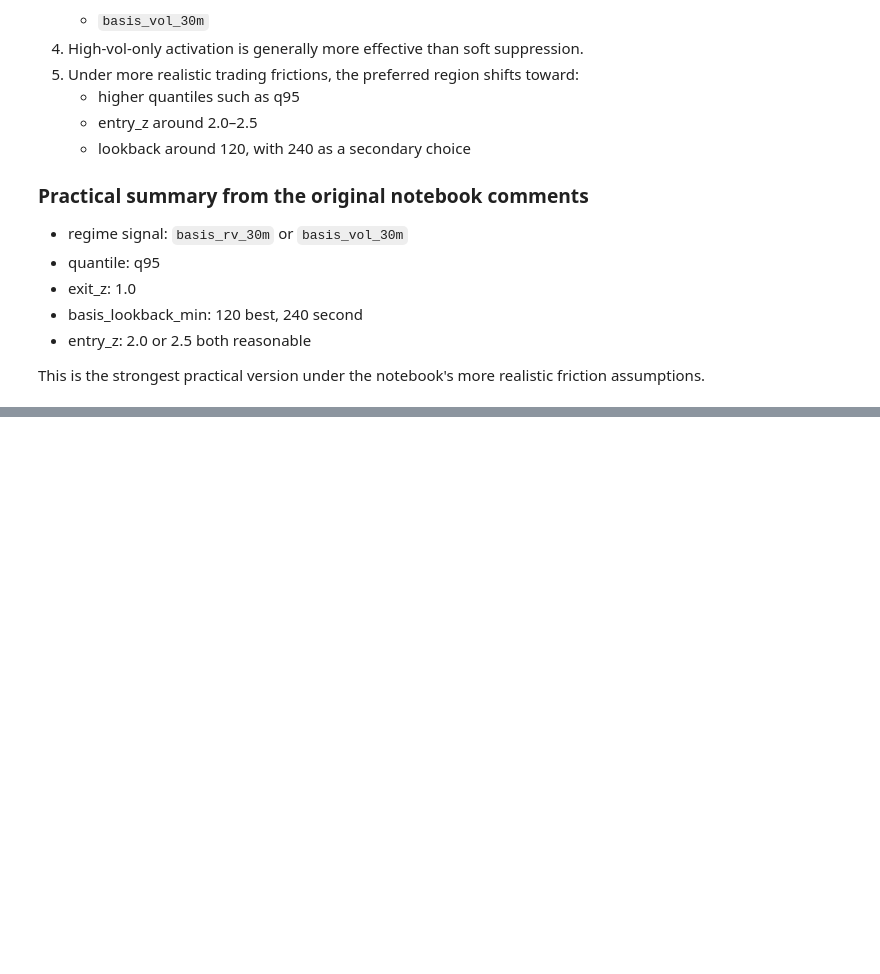
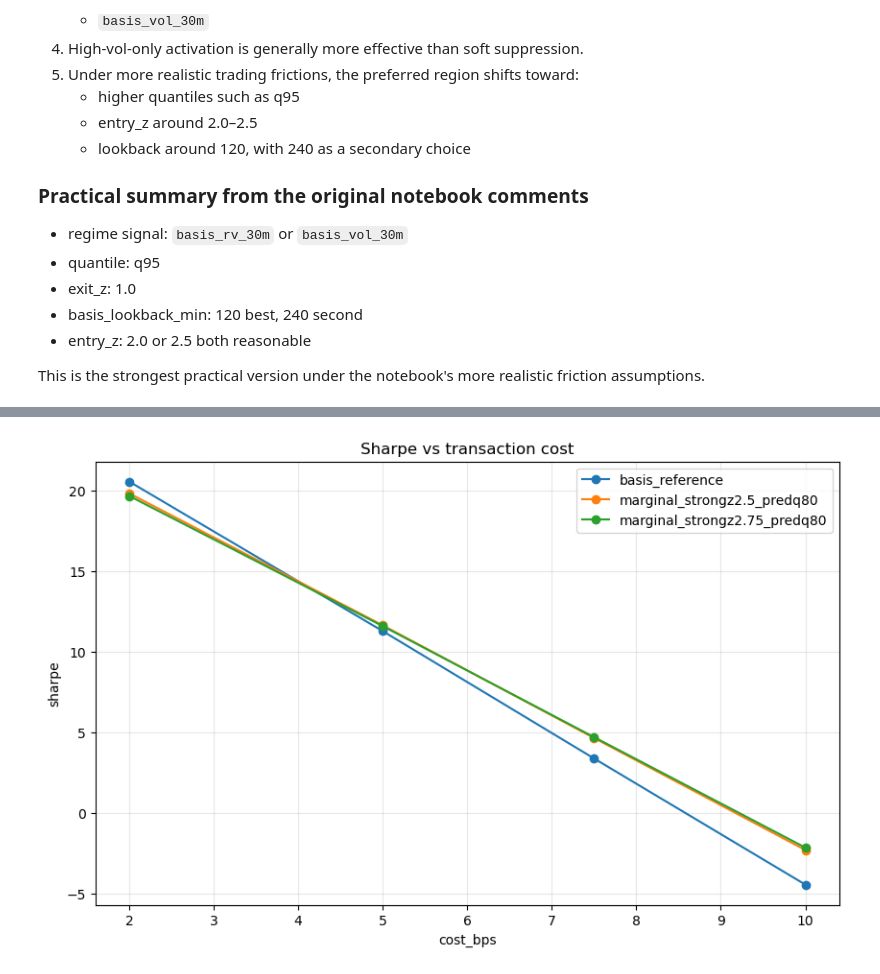
Before and after one commit to Yueluzhanhlt/Profit_strategy, a Jupyter notebook: notebook/stat_arb_experiment2_fixed.ipynb, the cells around one changed output, grey strips where cells are left out. Saved outputs shown, nothing was run; the diff lists cells and outputs as text; code cells hidden in the pictures; blank space fills up the shorter version.

```diff
--- a/notebook/stat_arb_experiment2_fixed.ipynb
+++ b/notebook/stat_arb_experiment2_fixed.ipynb
@@ -2185,0 +3741,15 @@ This is the strongest practical version under the notebook's more realistic fric
+# %%
+# Plot 1: Sharpe vs cost
+plt.figure(figsize=(10, 6))
+for strategy, g in summary_cost_sweep.groupby("strategy"):
+    g = g.sort_values("cost_bps")
+    plt.plot(g["cost_bps"], g["sharpe"], marker="o", label=strategy)
+
+plt.title("Sharpe vs transaction cost")
+plt.xlabel("cost_bps")
+plt.ylabel("sharpe")
+plt.grid(True, alpha=0.3)
+plt.legend()
+plt.show()
+# %% [output]
+[figure, added]
```
Also changed, not shown: parts of 54 cells of this notebook, 5 other files.
